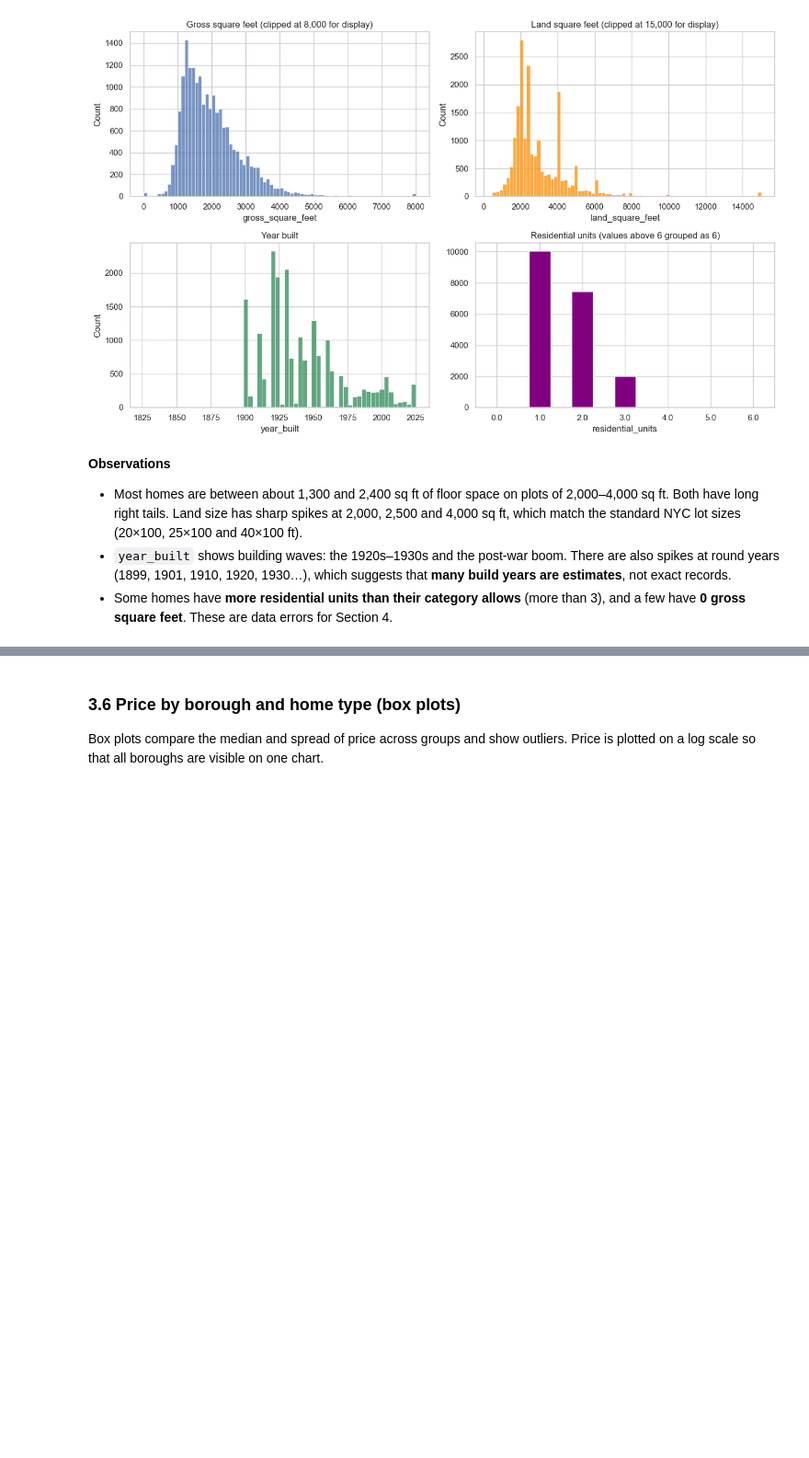
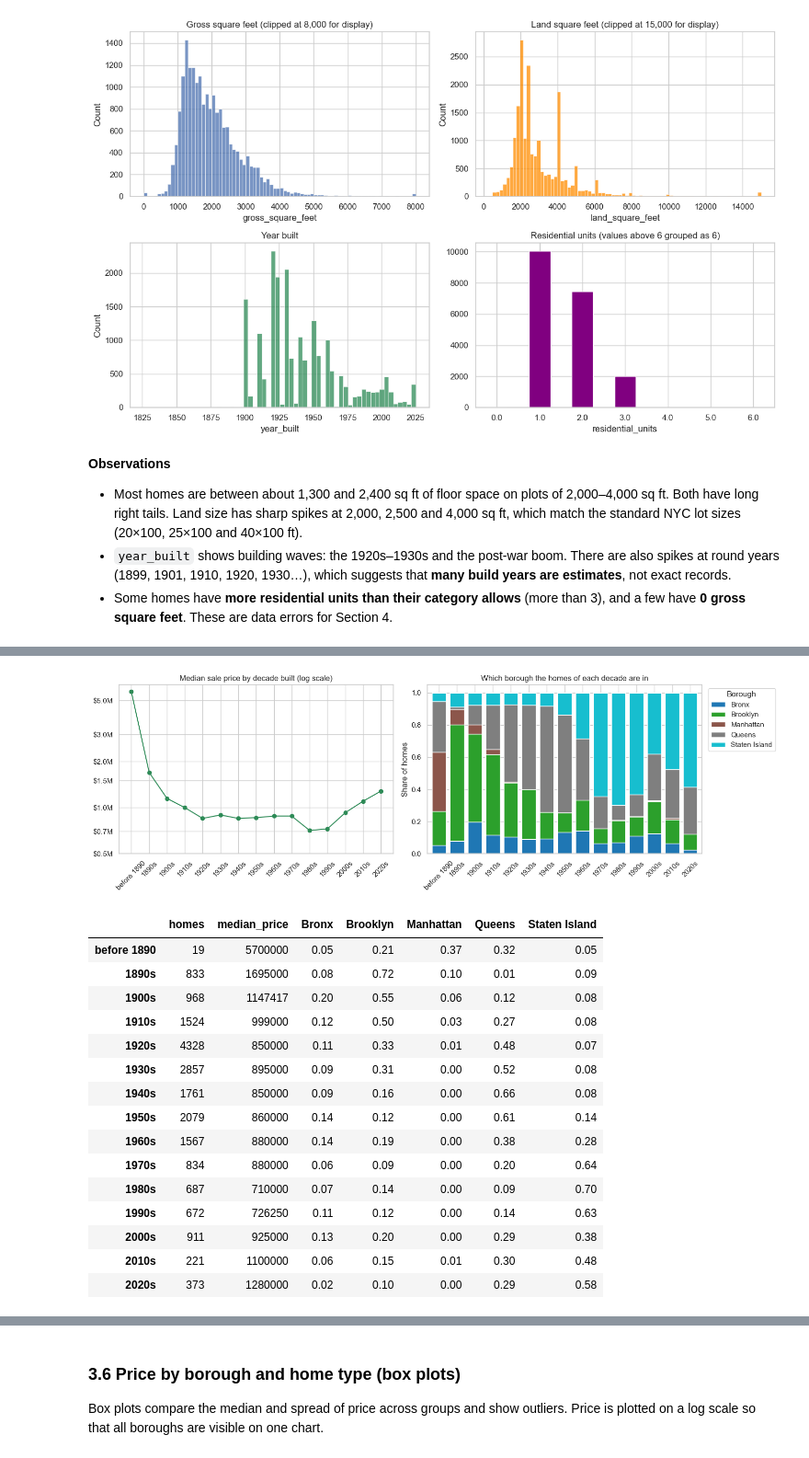
Before and after one commit to nodirbeksolijonov/MLDA-CW1-NYC-Property-Sales, a Jupyter notebook: notebooks/MLDA_CW1_NYC_Property_Sales.ipynb, the cells around one changed output, grey strips where cells are left out. Shown at 92% size. Cells and saved outputs as stored; diff of their text form; code cells hidden in the pictures; blank space fills up the shorter version.

```diff
--- a/notebooks/MLDA_CW1_NYC_Property_Sales.ipynb
+++ b/notebooks/MLDA_CW1_NYC_Property_Sales.ipynb
@@ -493,0 +518,47 @@ plt.show()
+# %%
+# Group into decades; the few homes built before 1890 form one group
+built = df_res.dropna(subset=["year_built"]).copy()
+built["decade"] = (built["year_built"] // 10 * 10).clip(lower=1880).astype(int)
+decade_labels = {d: ("before 1890" if d == 1880 else f"{d}s") for d in built["decade"].unique()}
+
+by_decade = built.groupby("decade")["sale_price"].agg(homes="size", median_price="median").astype(int)
+borough_mix = pd.crosstab(built["decade"], built["borough_name"], normalize="index")
+
+fig, axes = plt.subplots(1, 2, figsize=(15, 5))
+labels = [decade_labels[d] for d in by_decade.index]
+axes[0].plot(labels, by_decade["median_price"], marker="o", color="seagreen")
+axes[0].set_yscale("log")   # log scale, so the few very expensive pre-1890 homes do not flatten the rest
+axes[0].set_title("Median sale price by decade built (log scale)")
+axes[0].set_yticks([5e5, 7e5, 1e6, 1.5e6, 2e6, 3e6, 5e6])
+axes[0].yaxis.set_major_formatter(plt.FuncFormatter(lambda v, _: f"${v / 1e6:.1f}M"))
+axes[0].yaxis.set_minor_formatter(plt.NullFormatter())
+axes[0].tick_params(axis="x", rotation=45)
+
+borough_mix.set_axis(labels).plot.bar(stacked=True, ax=axes[1], width=0.8, colormap="tab10")
+axes[1].set_title("Which borough the homes of each decade are in")
+axes[1].set_ylabel("Share of homes")
+axes[1].set_xlabel("")
+axes[1].tick_params(axis="x", rotation=45)
+axes[1].legend(title="Borough", bbox_to_anchor=(1.01, 1), loc="upper left")
+plt.tight_layout()
+plt.show()
+
+by_decade.set_axis(labels).join(borough_mix.set_axis(labels).round(2))
+# %% [output]
+[figure, added]
+|  | homes | median_price | Bronx | Brooklyn | Manhattan | Queens | Staten Island |
+| before 1890 | 19 | 5700000 | 0.05 | 0.21 | 0.37 | 0.32 | 0.05 |
+| 1890s | 833 | 1695000 | 0.08 | 0.72 | 0.10 | 0.01 | 0.09 |
+| 1900s | 968 | 1147417 | 0.20 | 0.55 | 0.06 | 0.12 | 0.08 |
+| 1910s | 1524 | 999000 | 0.12 | 0.50 | 0.03 | 0.27 | 0.08 |
+| 1920s | 4328 | 850000 | 0.11 | 0.33 | 0.01 | 0.48 | 0.07 |
+| 1930s | 2857 | 895000 | 0.09 | 0.31 | 0.00 | 0.52 | 0.08 |
+| 1940s | 1761 | 850000 | 0.09 | 0.16 | 0.00 | 0.66 | 0.08 |
+| 1950s | 2079 | 860000 | 0.14 | 0.12 | 0.00 | 0.61 | 0.14 |
+| 1960s | 1567 | 880000 | 0.14 | 0.19 | 0.00 | 0.38 | 0.28 |
+| 1970s | 834 | 880000 | 0.06 | 0.09 | 0.00 | 0.20 | 0.64 |
+| 1980s | 687 | 710000 | 0.07 | 0.14 | 0.00 | 0.09 | 0.70 |
+| 1990s | 672 | 726250 | 0.11 | 0.12 | 0.00 | 0.14 | 0.63 |
+| 2000s | 911 | 925000 | 0.13 | 0.20 | 0.00 | 0.29 | 0.38 |
+| 2010s | 221 | 1100000 | 0.06 | 0.15 | 0.01 | 0.30 | 0.48 |
+| 2020s | 373 | 1280000 | 0.02 | 0.10 | 0.00 | 0.29 | 0.58 |
```
Also changed, not shown: parts of 8 cells of this notebook.
